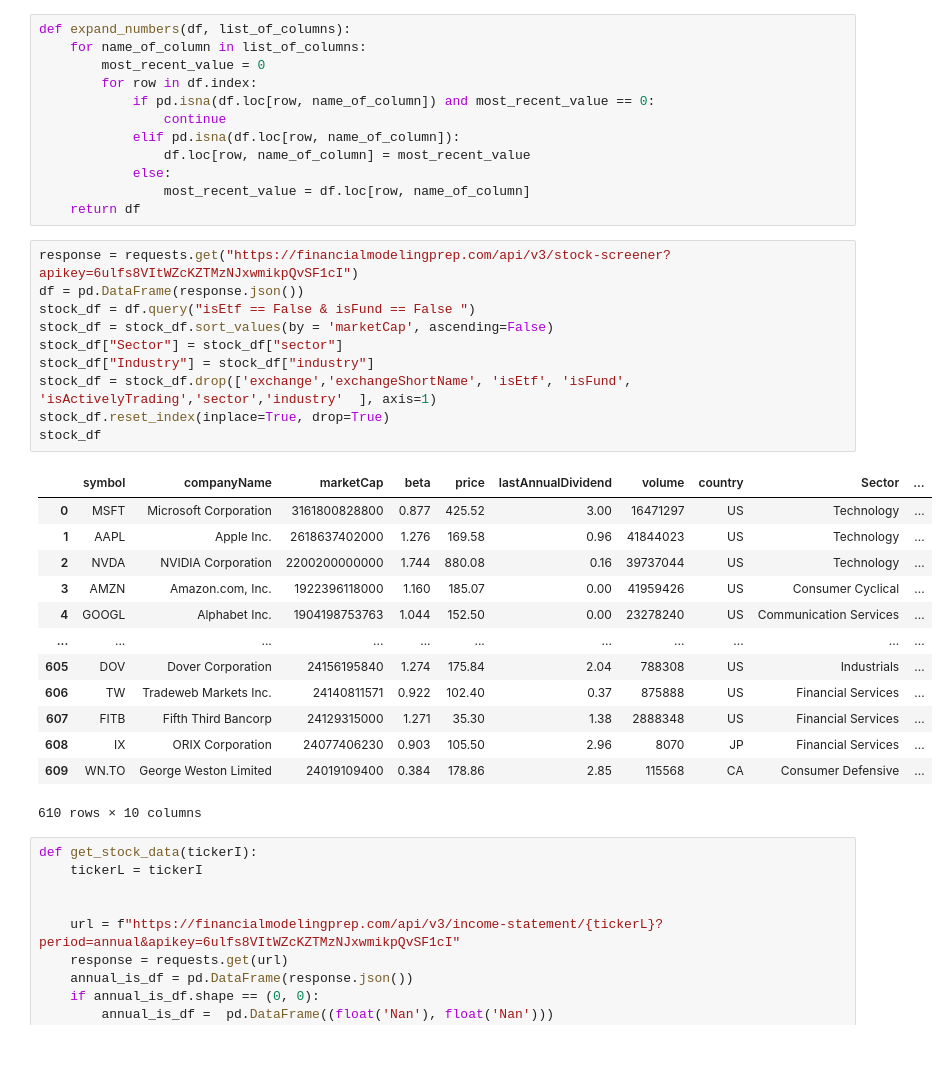
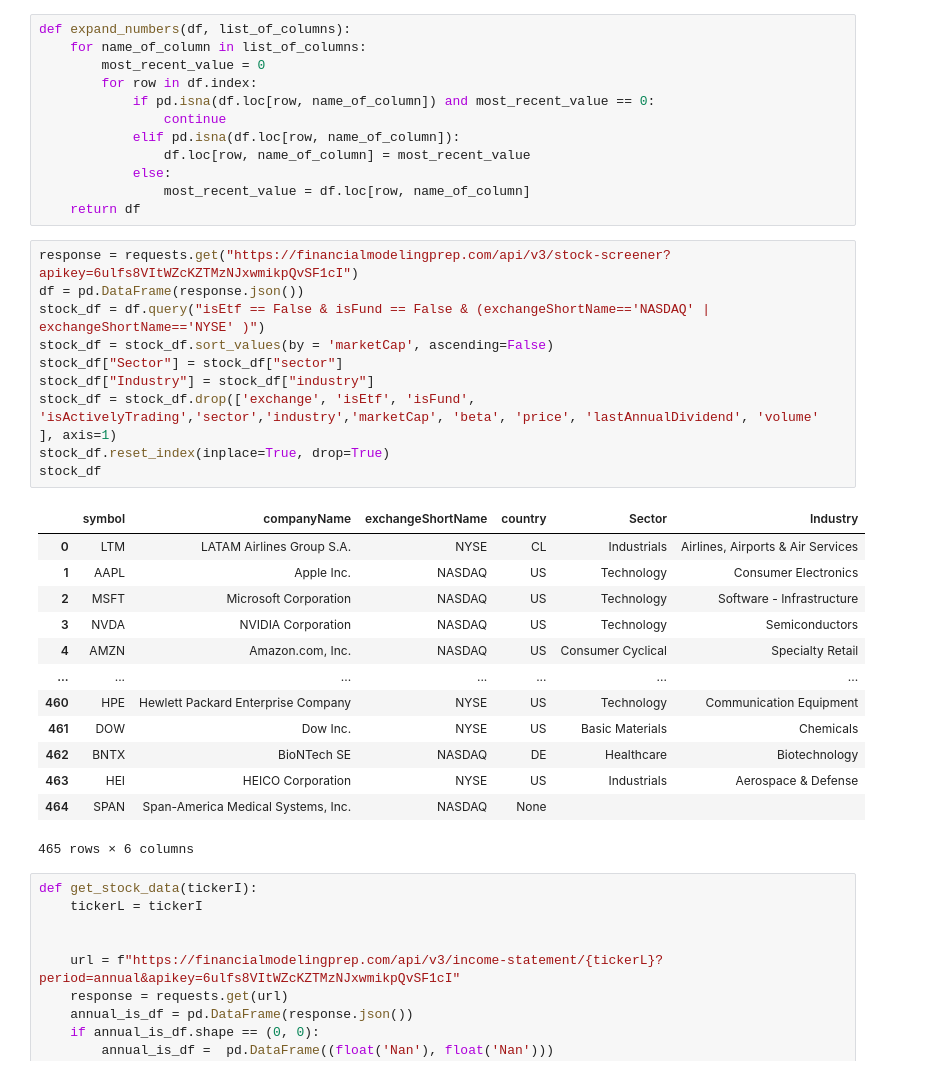
Before and after one commit to Hamza-joosub/StonksModels, a Jupyter notebook: WebAPP.ipynb, the cells around one changed output. Saved outputs shown, nothing was run; the diff lists cells and outputs as text.

```diff
--- a/WebAPP.ipynb
+++ b/WebAPP.ipynb
@@ -266,27 +251,27 @@ def expand_numbers(df, list_of_columns):
 # %%
 response = requests.get("https://financialmodelingprep.com/api/v3/stock-screener?apikey=6ulfs8VItWZcKZTMzNJxwmikpQvSF1cI")
 df = pd.DataFrame(response.json())
-stock_df = df.query("isEtf == False & isFund == False ")
+stock_df = df.query("isEtf == False & isFund == False & (exchangeShortName=='NASDAQ' | exchangeShortName=='NYSE' )")
 stock_df = stock_df.sort_values(by = 'marketCap', ascending=False)
 stock_df["Sector"] = stock_df["sector"]
 stock_df["Industry"] = stock_df["industry"]
-stock_df = stock_df.drop(['exchange','exchangeShortName', 'isEtf', 'isFund', 'isActivelyTrading','sector','industry'  ], axis=1)
+stock_df = stock_df.drop(['exchange', 'isEtf', 'isFund', 'isActivelyTrading','sector','industry','marketCap', 'beta', 'price', 'lastAnnualDividend', 'volume'   ], axis=1)
 stock_df.reset_index(inplace=True, drop=True)
 stock_df
 # %% [output]
-|  | symbol | companyName | marketCap | beta | price | lastAnnualDividend | volume | country | Sector | ... |
-| 0 | MSFT | Microsoft Corporation | 3161800828800 | 0.877 | 425.52 | 3.00 | 16471297 | US | Technology | ... |
-| 1 | AAPL | Apple Inc. | 2618637402000 | 1.276 | 169.58 | 0.96 | 41844023 | US | Technology | ... |
-| 2 | NVDA | NVIDIA Corporation | 2200200000000 | 1.744 | 880.08 | 0.16 | 39737044 | US | Technology | ... |
-| 3 | AMZN | Amazon.com, Inc. | 1922396118000 | 1.160 | 185.07 | 0.00 | 41959426 | US | Consumer Cyclical | ... |
-| 4 | GOOGL | Alphabet Inc. | 1904198753763 | 1.044 | 152.50 | 0.00 | 23278240 | US | Communication Services | ... |
-| ... | ... | ... | ... | ... | ... | ... | ... | ... | ... | ... |
-| 605 | DOV | Dover Corporation | 24156195840 | 1.274 | 175.84 | 2.04 | 788308 | US | Industrials | ... |
-| 606 | TW | Tradeweb Markets Inc. | 24140811571 | 0.922 | 102.40 | 0.37 | 875888 | US | Financial Services | ... |
-| 607 | FITB | Fifth Third Bancorp | 24129315000 | 1.271 | 35.30 | 1.38 | 2888348 | US | Financial Services | ... |
-| 608 | IX | ORIX Corporation | 24077406230 | 0.903 | 105.50 | 2.96 | 8070 | JP | Financial Services | ... |
-| 609 | WN.TO | George Weston Limited | 24019109400 | 0.384 | 178.86 | 2.85 | 115568 | CA | Consumer Defensive | ... |
+|  | symbol | companyName | exchangeShortName | country | Sector | Industry |
+| 0 | LTM | LATAM Airlines Group S.A. | NYSE | CL | Industrials | Airlines, Airports & Air Services |
+| 1 | AAPL | Apple Inc. | NASDAQ | US | Technology | Consumer Electronics |
+| 2 | MSFT | Microsoft Corporation | NASDAQ | US | Technology | Software - Infrastructure |
+| 3 | NVDA | NVIDIA Corporation | NASDAQ | US | Technology | Semiconductors |
+| 4 | AMZN | Amazon.com, Inc. | NASDAQ | US | Consumer Cyclical | Specialty Retail |
+| ... | ... | ... | ... | ... | ... | ... |
+| 460 | HPE | Hewlett Packard Enterprise Company | NYSE | US | Technology | Communication Equipment |
+| 461 | DOW | Dow Inc. | NYSE | US | Basic Materials | Chemicals |
+| 462 | BNTX | BioNTech SE | NASDAQ | DE | Healthcare | Biotechnology |
+| 463 | HEI | HEICO Corporation | NYSE | US | Industrials | Aerospace & Defense |
+| 464 | SPAN | Span-America Medical Systems, Inc. | NASDAQ | None |  |  |
-610 rows × 10 columns
+465 rows × 6 columns
 # %%
 def get_stock_data(tickerI):
     tickerL = tickerI
```
Also changed, not shown: parts of 19 cells of this notebook, 2 other files.
